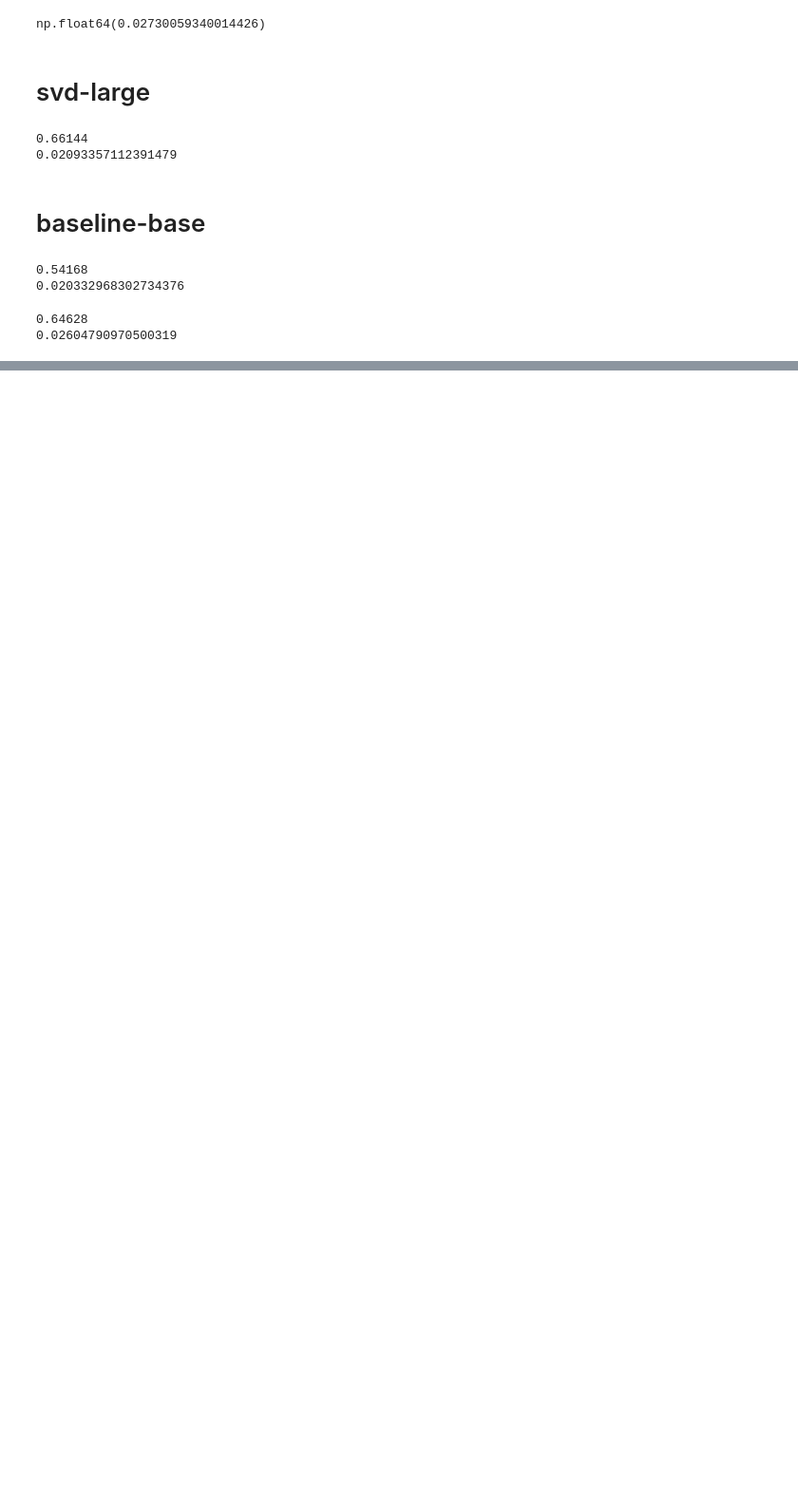
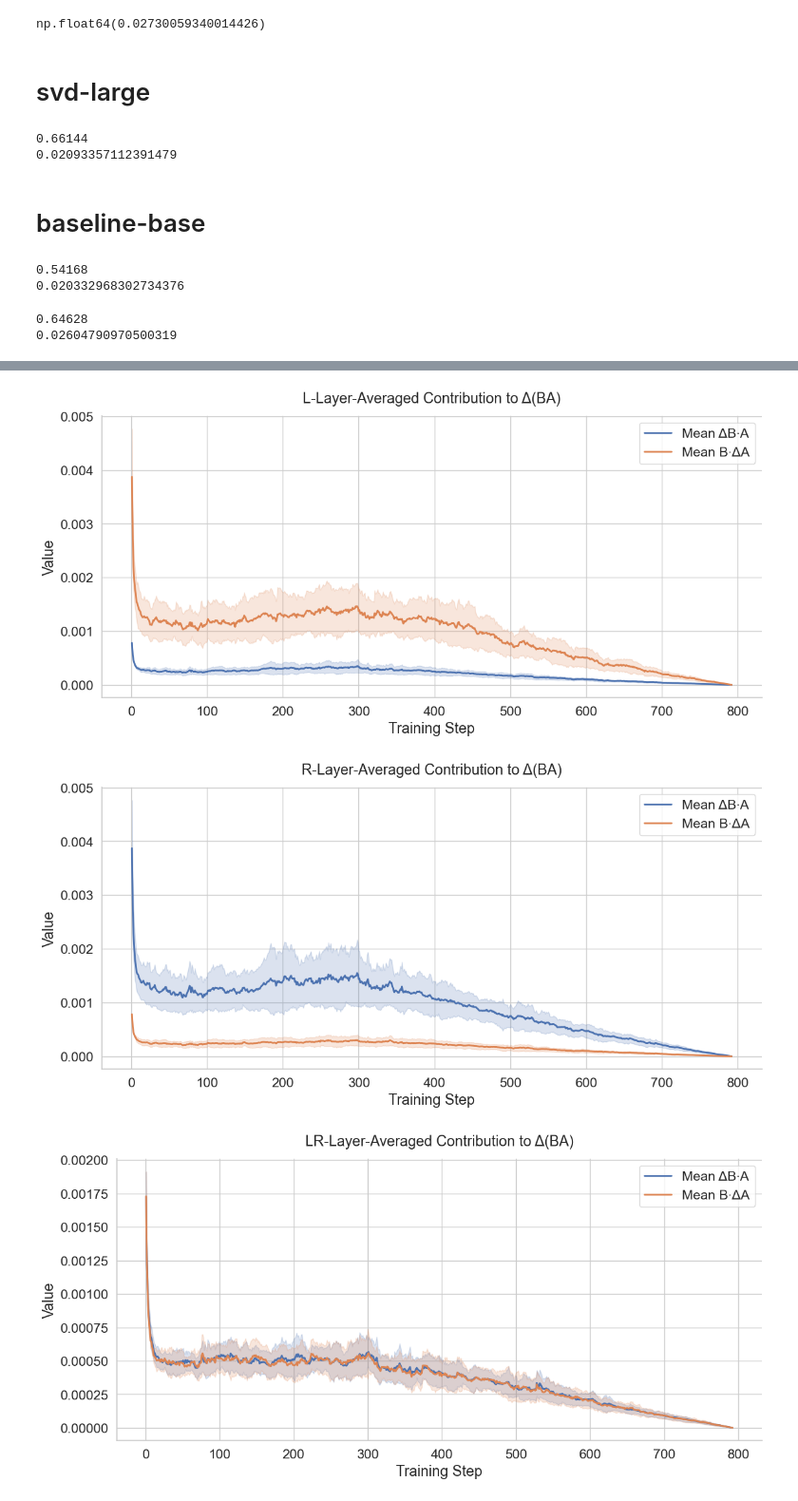
Before and after one commit to xlx6/X-Lora, a Jupyter notebook: test.ipynb, the cells around one changed output, grey strips where cells are left out. Shown: that part at 95% size. Saved outputs shown, nothing was run; the diff lists cells and outputs as text; code cells hidden in the pictures; blank space fills up the shorter version.

```diff
--- a/test.ipynb
+++ b/test.ipynb
@@ -48,0 +76,15 @@ print(std)
+# %%
+import json
+import pandas as pd
+import matplotlib.pyplot as plt
+
+def load_jsonl(path):
+    records = []
+    with open(path, "r") as f:
+        for line in f:
+            records.append(json.loads(line))
+    return pd.DataFrame(records)
+
+df_left = load_jsonl("./svd_outputs/left/lora_metrics.jsonl")
+df_right = load_jsonl("./svd_outputs/right/lora_metrics.jsonl")
+df_leftright = load_jsonl("./svd_outputs/leftright/lora_metrics.jsonl")
@@ -48,0 +113,55 @@ print(std)
+# %%
+import matplotlib.pyplot as plt
+import seaborn as sns
+import numpy as np
+
+def plot_mean_with_shading_seaborn(df, num_layers, p=''):
+    sns.set_theme(style="whitegrid", font_scale=1.4)
+
+    steps = df["step"]
+
+    deltaB_A_all = []
+    B_deltaA_all = []
+
+    for i in range(num_layers):
+        prefix = f"encoder.layer.{i}.attention.self.query"
+        deltaB_A_all.append(df[f"{prefix}/eff_deltaB_A"].values)
+        B_deltaA_all.append(df[f"{prefix}/eff_B_deltaA"].values)
+
+    deltaB_A_all = np.vstack(deltaB_A_all)
+    B_deltaA_all = np.vstack(B_deltaA_all)
+
+    mean_dBA = deltaB_A_all.mean(axis=0)
+    std_dBA  = deltaB_A_all.std(axis=0)
+
+    mean_BdA = B_deltaA_all.mean(axis=0)
+    std_BdA  = B_deltaA_all.std(axis=0)
+
+    plt.figure(figsize=(12, 6))
+    palette = sns.color_palette("deep")
+
+    plt.plot(steps, mean_dBA, label="Mean ΔB·A", color=palette[0], linewidth=2)
+    plt.fill_between(steps, mean_dBA - std_dBA, mean_dBA + std_dBA,
+                     color=palette[0], alpha=0.2)
+    plt.plot(steps, mean_BdA, label="Mean B·ΔA", color=palette[1], linewidth=2)
+    plt.fill_between(steps, mean_BdA - std_BdA, mean_BdA + std_BdA,
+                     color=palette[1], alpha=0.2)
+
+    plt.xlabel("Training Step")
+    plt.ylabel("Value")
+    plt.title(f"{p}-Layer-Averaged Contribution to Δ(BA)", pad=15)
+    plt.legend()
+
+    sns.despine()
+    plt.tight_layout()
+    plt.savefig(f"{p}_layer_averaged_contribution.svg", format="svg", bbox_inches="tight")
+
+    plt.show()
+
+plot_mean_with_shading_seaborn(df_left, num_layers=12, p='L')
+plot_mean_with_shading_seaborn(df_right, num_layers=12, p='R')
+plot_mean_with_shading_seaborn(df_leftright, num_layers=12, p='LR')
+# %% [output]
+[figure, added]
+[figure, added]
+[figure, added]
```
Also changed, not shown: parts of 4 cells of this notebook, 12 other files.
